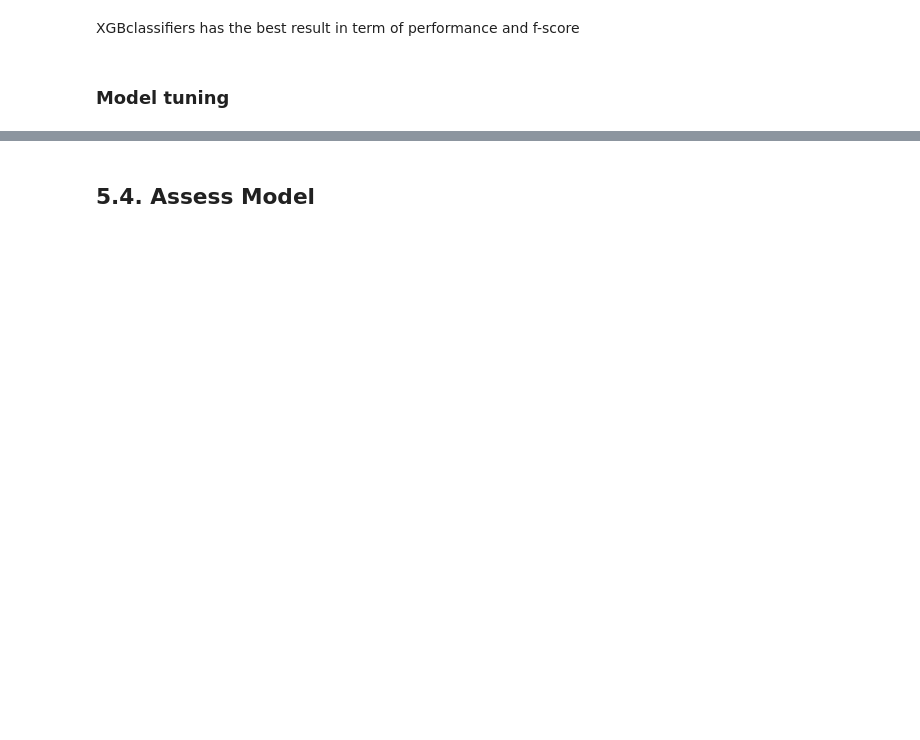
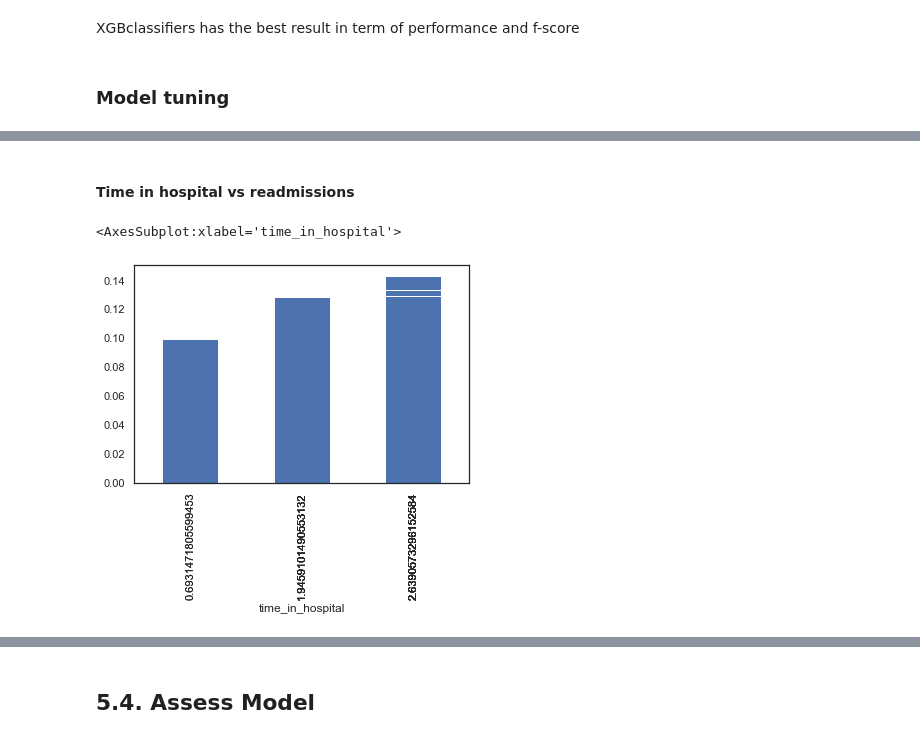
Before and after one commit to wiflore/Diabetes-ML-Case, a Jupyter notebook: research-notebooks/Diabetes 130-US hospitals for years 1999-2008.ipynb, the cells around one changed output, grey strips where cells are left out. Cells and saved outputs as stored; diff of their text form; code cells hidden in the pictures; blank space fills up the shorter version.

```diff
--- a/research-notebooks/Diabetes 130-US hospitals for years 1999-2008.ipynb
+++ b/research-notebooks/Diabetes 130-US hospitals for years 1999-2008.ipynb
@@ -718,0 +794,7 @@ XGBclassifiers has the best result in term of performance and f-score
+# %% [markdown]
+#### Time in hospital vs readmissions
+# %%
+df.groupby(['time_in_hospital'])['target'].mean().plot.bar()
+# %% [output]
+<AxesSubplot:xlabel='time_in_hospital'>
+[figure, added]
```
Also changed, not shown: parts of 58 cells of this notebook, 7 other files.
